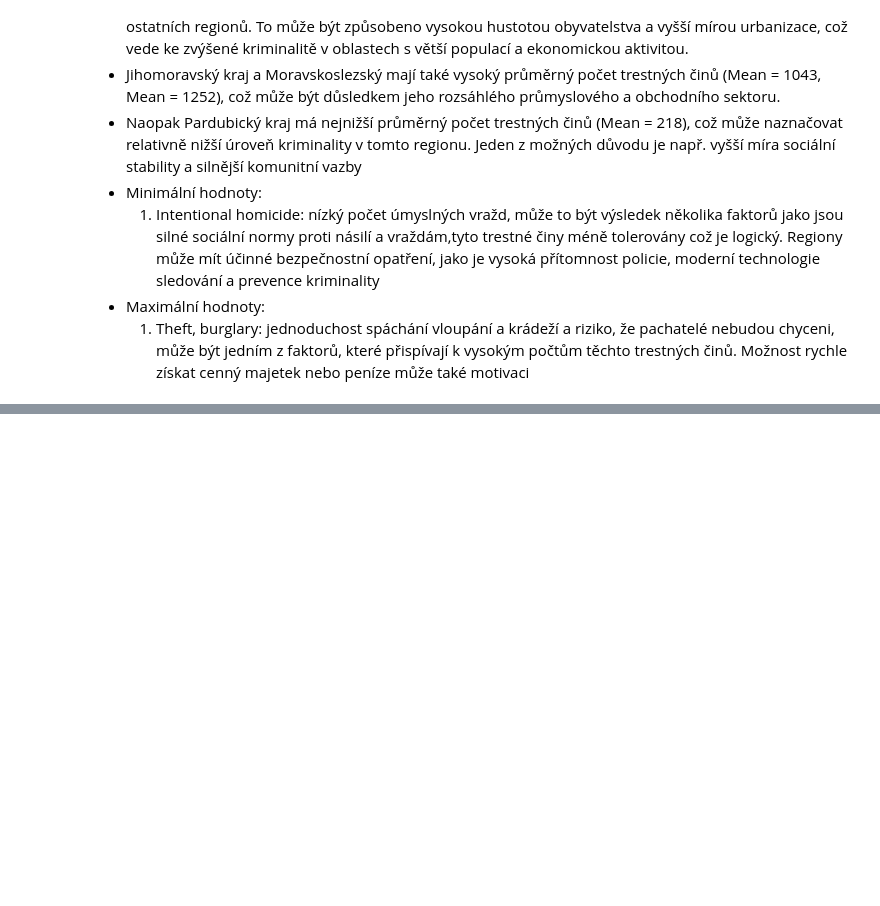
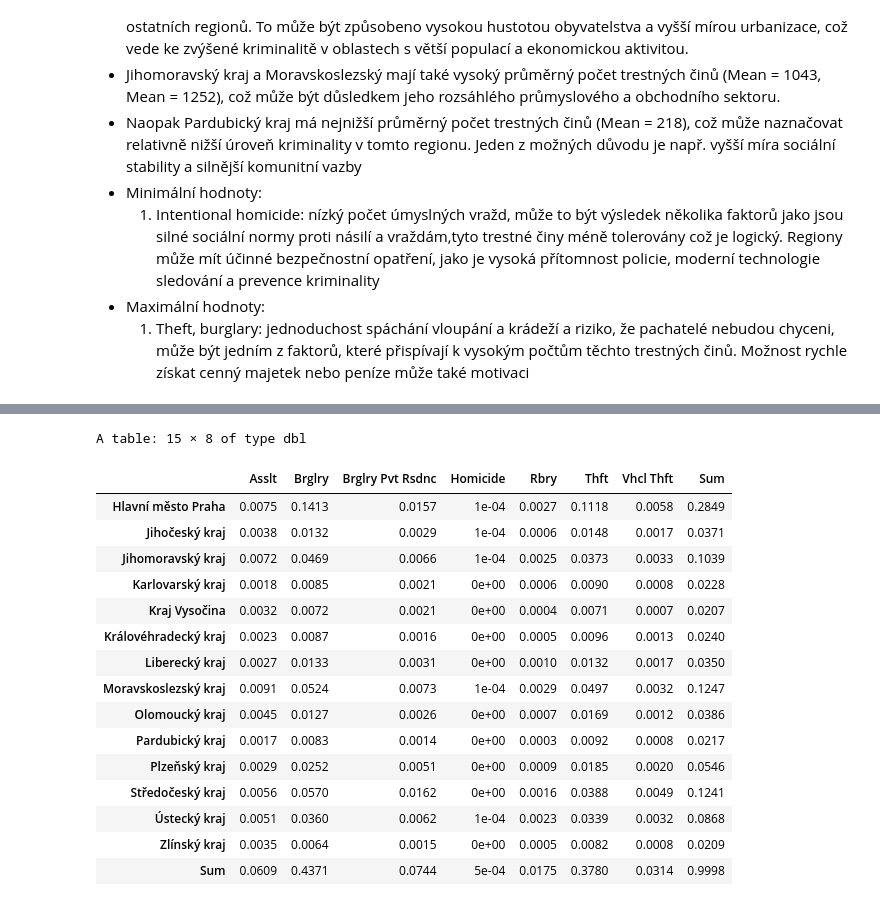
Before and after one commit to xsenyaaax/practicalStatistics, a Jupyter notebook: semestral-project.ipynb, the cells around one changed output, grey strips where cells are left out. Drawn from its saved outputs; the diff is of its cells as text; code cells hidden in the pictures; blank space fills up the shorter version.

```diff
--- a/semestral-project.ipynb
+++ b/semestral-project.ipynb
@@ -227,0 +299,21 @@ assault_plot
+# %%
+probs <- round(prop.table(kont_tab), digits = 4)
+addmargins(probs)
+# %% [output]
+A table: 15 × 8 of type dbl
+|  | Asslt | Brglry | Brglry Pvt Rsdnc | Homicide | Rbry | Thft | Vhcl Thft | Sum |
+| Hlavní město Praha | 0.0075 | 0.1413 | 0.0157 | 1e-04 | 0.0027 | 0.1118 | 0.0058 | 0.2849 |
+| Jihočeský kraj | 0.0038 | 0.0132 | 0.0029 | 1e-04 | 0.0006 | 0.0148 | 0.0017 | 0.0371 |
+| Jihomoravský kraj | 0.0072 | 0.0469 | 0.0066 | 1e-04 | 0.0025 | 0.0373 | 0.0033 | 0.1039 |
+| Karlovarský kraj | 0.0018 | 0.0085 | 0.0021 | 0e+00 | 0.0006 | 0.0090 | 0.0008 | 0.0228 |
+| Kraj Vysočina | 0.0032 | 0.0072 | 0.0021 | 0e+00 | 0.0004 | 0.0071 | 0.0007 | 0.0207 |
+| Královéhradecký kraj | 0.0023 | 0.0087 | 0.0016 | 0e+00 | 0.0005 | 0.0096 | 0.0013 | 0.0240 |
+| Liberecký kraj | 0.0027 | 0.0133 | 0.0031 | 0e+00 | 0.0010 | 0.0132 | 0.0017 | 0.0350 |
+| Moravskoslezský kraj | 0.0091 | 0.0524 | 0.0073 | 1e-04 | 0.0029 | 0.0497 | 0.0032 | 0.1247 |
+| Olomoucký kraj | 0.0045 | 0.0127 | 0.0026 | 0e+00 | 0.0007 | 0.0169 | 0.0012 | 0.0386 |
+| Pardubický kraj | 0.0017 | 0.0083 | 0.0014 | 0e+00 | 0.0003 | 0.0092 | 0.0008 | 0.0217 |
+| Plzeňský kraj | 0.0029 | 0.0252 | 0.0051 | 0e+00 | 0.0009 | 0.0185 | 0.0020 | 0.0546 |
+| Středočeský kraj | 0.0056 | 0.0570 | 0.0162 | 0e+00 | 0.0016 | 0.0388 | 0.0049 | 0.1241 |
+| Ústecký kraj | 0.0051 | 0.0360 | 0.0062 | 1e-04 | 0.0023 | 0.0339 | 0.0032 | 0.0868 |
+| Zlínský kraj | 0.0035 | 0.0064 | 0.0015 | 0e+00 | 0.0005 | 0.0082 | 0.0008 | 0.0209 |
+| Sum | 0.0609 | 0.4371 | 0.0744 | 5e-04 | 0.0175 | 0.3780 | 0.0314 | 0.9998 |
```
Also changed, not shown: parts of 25 cells of this notebook.
